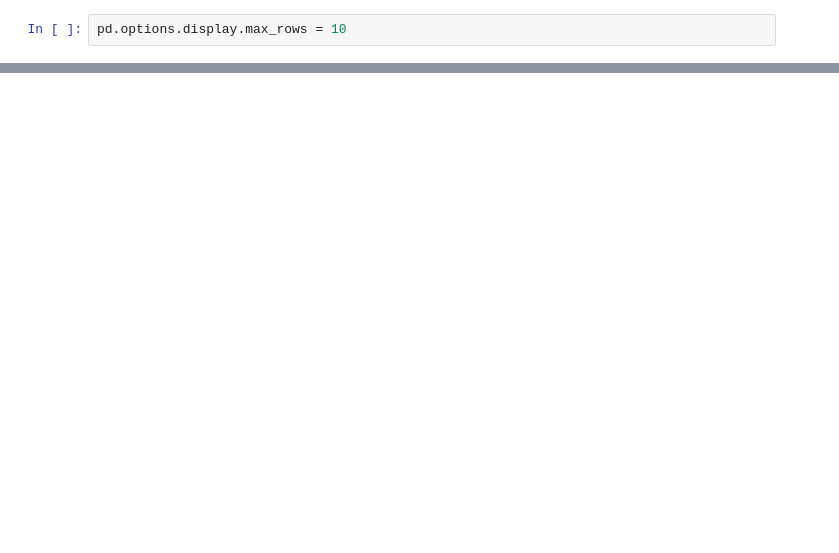
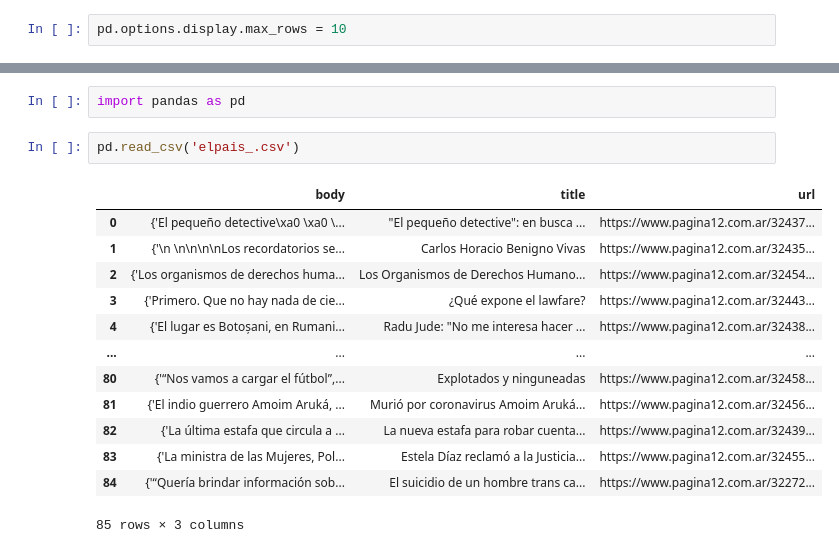
Before and after one commit to Cesarppz/Linux, a Jupyter notebook: code/python/ingenieria_de_datos/data_I.ipynb, the cells around one changed output, grey strips where cells are left out. Saved outputs shown, nothing was run; the diff lists cells and outputs as text; blank space fills up the shorter version.

```diff
--- a/code/python/ingenieria_de_datos/data_I.ipynb
+++ b/code/python/ingenieria_de_datos/data_I.ipynb
@@ -118,0 +322,18 @@ array([[0.79472249, 0.14391197, 0.06533653],
+# %%
+import pandas as pd
+# %%
+pd.read_csv('elpais_.csv')
+# %% [output]
+|  | body | title | url |
+| 0 | {'El pequeño detective\xa0 \xa0 \... | "El pequeño detective": en busca ... | https://www.pagina12.com.ar/32437... |
+| 1 | {'\n \n\n\n\nLos recordatorios se... | Carlos Horacio Benigno Vivas | https://www.pagina12.com.ar/32435... |
+| 2 | {'Los organismos de derechos huma... | Los Organismos de Derechos Humano... | https://www.pagina12.com.ar/32454... |
+| 3 | {'Primero. Que no hay nada de cie... | ¿Qué expone el lawfare? | https://www.pagina12.com.ar/32443... |
+| 4 | {'El lugar es Botoșani, en Rumani... | Radu Jude: "No me interesa hacer ... | https://www.pagina12.com.ar/32438... |
+| ... | ... | ... | ... |
+| 80 | {'“Nos vamos a cargar el fútbol”,... | Explotados y ninguneadas | https://www.pagina12.com.ar/32458... |
+| 81 | {'El indio guerrero Amoim Aruká, ... | Murió por coronavirus Amoim Aruká... | https://www.pagina12.com.ar/32456... |
+| 82 | {'La última estafa que circula a ... | La nueva estafa para robar cuenta... | https://www.pagina12.com.ar/32439... |
+| 83 | {'La ministra de las Mujeres, Pol... | Estela Díaz reclamó a la Justicia... | https://www.pagina12.com.ar/32455... |
+| 84 | {'“Quería brindar información sob... | El suicidio de un hombre trans ca... | https://www.pagina12.com.ar/32272... |
+85 rows × 3 columns
```
Also changed, not shown: parts of 58 cells of this notebook, 2 other files.
